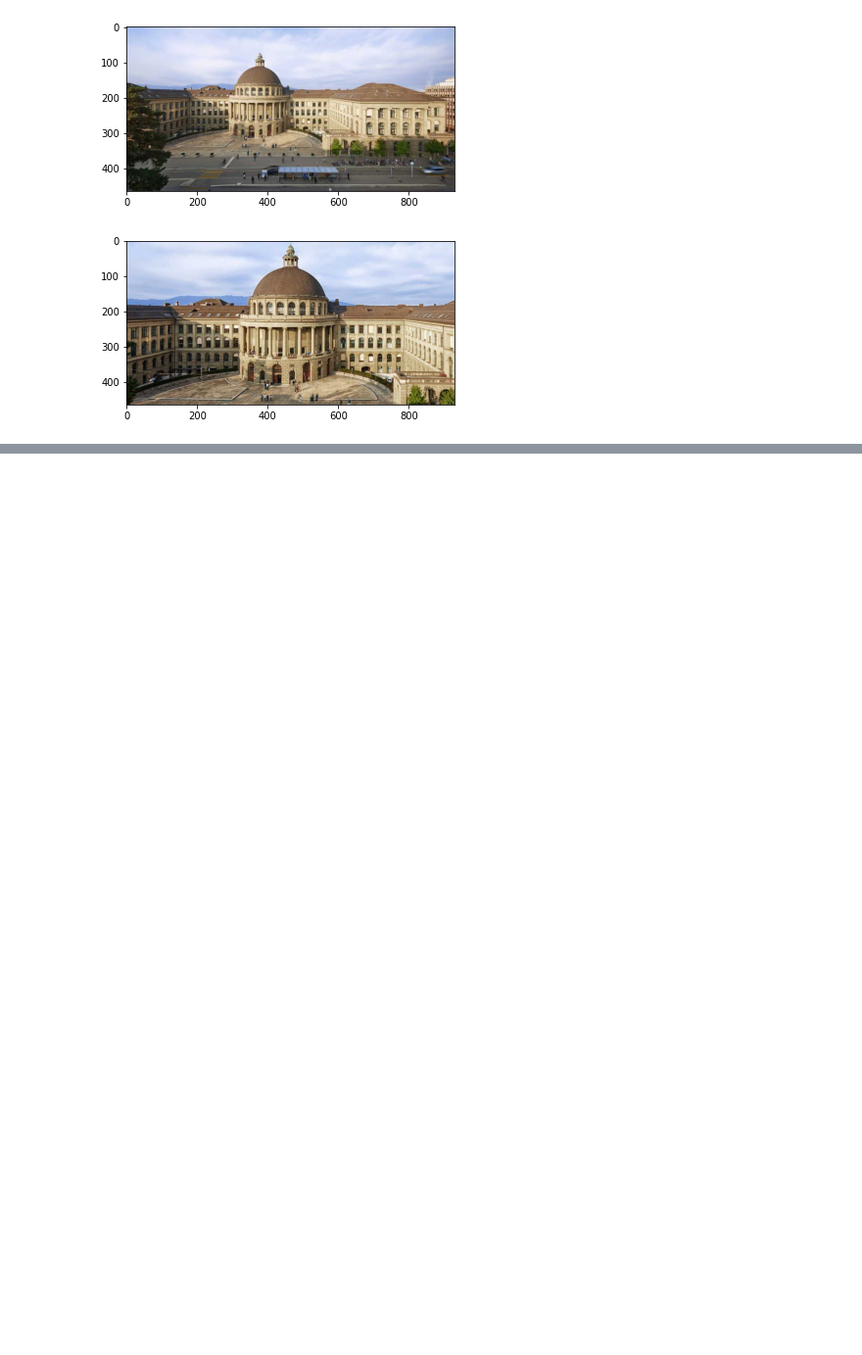
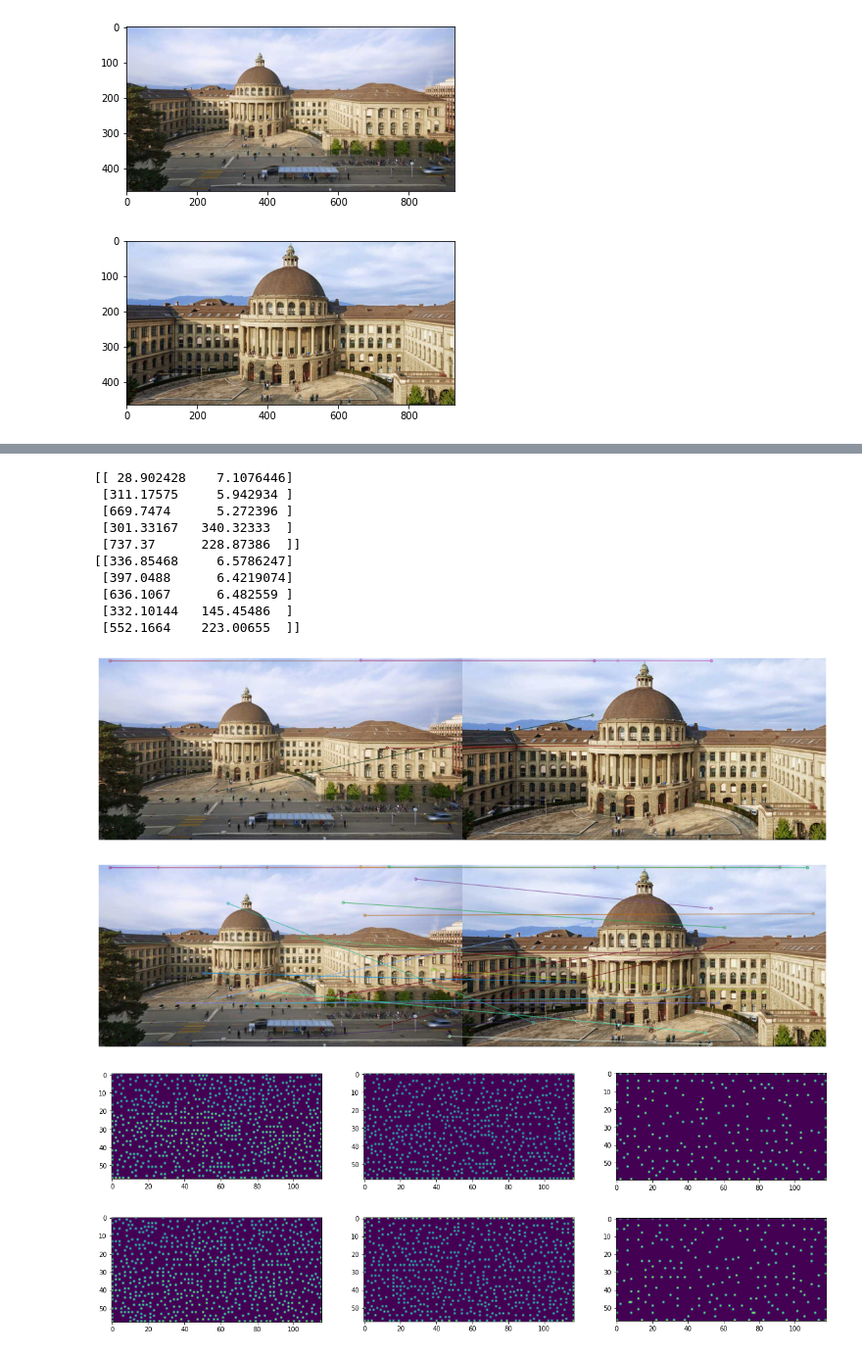
Before and after one commit to RomeoV/deep-local-features, a Jupyter notebook: lib/feature_extractor/extraction_demo.ipynb, the cells around one changed output, grey strips where cells are left out. Shown at 98% size. Saved outputs shown, nothing was run; the diff lists cells and outputs as text; code cells hidden in the pictures; blank space fills up the shorter version.

```diff
--- a/lib/feature_extractor/extraction_demo.ipynb
+++ b/lib/feature_extractor/extraction_demo.ipynb
@@ -190,31 +206,56 @@ inlier_keypoints_left = [cv2.KeyPoint(point[0], point[1], 1) for point in keypoi
 inlier_keypoints_right = [cv2.KeyPoint(point[0], point[1], 1) for point in keypoints_right[inliers]]
 placeholder_matches = [cv2.DMatch(idx, idx, 1) for idx in range(n_inliers)]
 image3 = cv2.drawMatches(image1_np, inlier_keypoints_left, image2_np, inlier_keypoints_right, placeholder_matches, None)
+
+print(keypoints_left[inliers])
+print(keypoints_right[inliers])
+
 
 plt.figure(figsize=(20, 20))
 plt.imshow(image3)
 plt.axis('off')
 plt.show()
 
 inlier_keypoints_left = [cv2.KeyPoint(point[0], point[1], 1) for point in keypoints_left]
 inlier_keypoints_right = [cv2.KeyPoint(point[0], point[1], 1) for point in keypoints_right]
 placeholder_matches = [cv2.DMatch(idx, idx, 1) for idx in range(n_matches)]
 image4 = cv2.drawMatches(image1_np, inlier_keypoints_left, image2_np, inlier_keypoints_right, placeholder_matches, None)
 
 plt.figure(figsize=(20, 20))
 plt.imshow(image4)
 plt.axis('off')
 plt.show()
 
+max_pool_torch = nn.MaxPool2d(kernel_size=3, stride=1, padding=1)
+def nms(x):
+    x = torch.tensor(x)
+    lmax = torch.squeeze(max_pool_torch(torch.unsqueeze(x, dim=0)), dim=0)
+    x[lmax != x] = 0
+    return x.numpy()
+
 fig, axs = plt.subplots(1,3, figsize=(20, 20))
 axs[0].imshow(det1[0])
 axs[1].imshow(det1[1])
 axs[2].imshow(det1[2])
 plt.show()
 
 fig, axs = plt.subplots(1,3, figsize=(20, 20))
 axs[0].imshow(det2[0])
 axs[1].imshow(det2[1])
 axs[2].imshow(det2[2])
 plt.show()
-print(det2[:])
+# %% [output]
+[[ 28.902428    7.1076446]
+ [311.17575     5.942934 ]
+ [669.7474      5.272396 ]
+ [301.33167   340.32333  ]
+ [737.37      228.87386  ]]
+[[336.85468     6.5786247]
+ [397.0488      6.4219074]
+ [636.1067      6.482559 ]
+ [332.10144   145.45486  ]
+ [552.1664    223.00655  ]]
+[figure, added]
+[figure, added]
+[figure, added]
+[figure, added]
```
Also changed, not shown: parts of 4 cells of this notebook, 3 other files.
